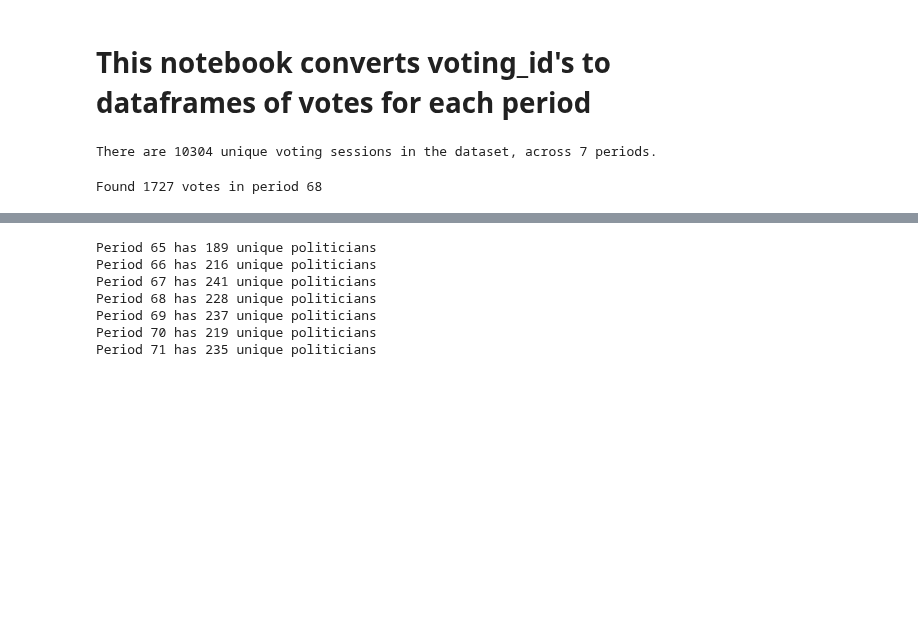
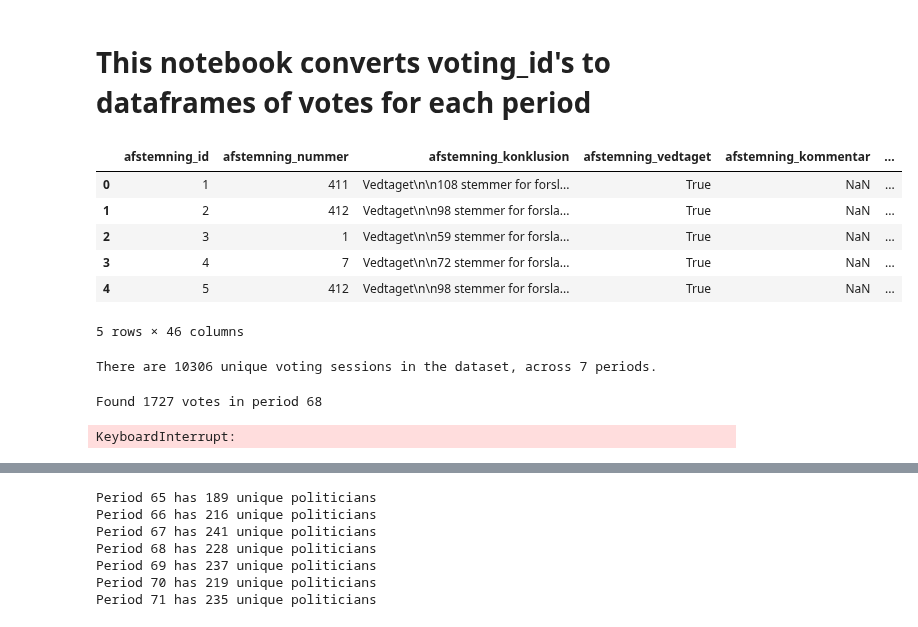
Before and after one commit to Somon8/social_graphs_25, a Jupyter notebook: final-project/voting_sessions_to_votes.ipynb, the cells around one changed output, grey strips where cells are left out. Cells and saved outputs as stored; diff of their text form; code cells hidden in the pictures; blank space fills up the shorter version.

Commit message:
make update df_votes_all

```diff
--- a/final-project/voting_sessions_to_votes.ipynb
+++ b/final-project/voting_sessions_to_votes.ipynb
@@ -7,14 +7,24 @@ from tqdm import tqdm
 # %% [markdown]
 # This notebook converts voting_id's to dataframes of votes for each period
 # %%
-with urllib.request.urlopen("https://raw.githubusercontent.com/Somon8/social_graphs_25/main/final-project/folketinget_votings_enriched.csv") as response: #UPDATE TO MATCH THE NEW NAME THIS IS AN OLD FILE
+with urllib.request.urlopen("https://raw.githubusercontent.com/Somon8/social_graphs_25/main/final-project/voting-data/voting_sessions_enriched.csv") as response: #UPDATE TO MATCH THE NEW NAME THIS IS AN OLD FILE
     df_voting_sessions = pd.read_csv(response)
+
+df_voting_sessions.head(5)
+# %% [output]
+|  | afstemning_id | afstemning_nummer | afstemning_konklusion | afstemning_vedtaget | afstemning_kommentar | ... |
+| 0 | 1 | 411 | Vedtaget\n\n108 stemmer for forsl... | True | NaN | ... |
+| 1 | 2 | 412 | Vedtaget\n\n98 stemmer for forsla... | True | NaN | ... |
+| 2 | 3 | 1 | Vedtaget\n\n59 stemmer for forsla... | True | NaN | ... |
+| 3 | 4 | 7 | Vedtaget\n\n72 stemmer for forsla... | True | NaN | ... |
+| 4 | 5 | 412 | Vedtaget\n\n98 stemmer for forsla... | True | NaN | ... |
+5 rows × 46 columns
 # %%
-n_votes = len(df_voting_sessions['id_afstemning'].unique())
+n_votes = len(df_voting_sessions['afstemning_id'].unique())
 n_periods = df_voting_sessions['Period'].nunique()
 print(f"There are {n_votes} unique voting sessions in the dataset, across {n_periods} periods.")
 # %% [output]
-There are 10304 unique voting sessions in the dataset, across 7 periods.
+There are 10306 unique voting sessions in the dataset, across 7 periods.
 # %%
 # base_url = "https://oda.ft.dk/api/"
 
@@ -127,23 +137,21 @@ data_from_voting_session = get_voting_session_with_votes(vote_id)
 # df_1.compare(df_2)
 # # df
 # %%
-# voting_period = 69
-#Save it as a period
-def get_and_save_vote_id_from(df_voting_sessions, voting_period):
-    vote_ids = get_voting_sessions_in_period(df_voting_sessions, voting_period)
+def get_and_save_votes_from(df_voting_sessions, voting_period):
+    afstemning_ids = get_voting_sessions_in_period(df_voting_sessions, voting_period)
     all_votes_full_period = []
-    for vote_id in tqdm(vote_ids):
-        votes_in_voting_session = get_voting_session_with_votes(vote_id)
+    for afstemning_id in tqdm(afstemning_ids):
+        votes_in_voting_session = get_voting_session_with_votes(afstemning_id)
         all_votes_full_period.extend(votes_in_voting_session)
 
     df = pd.DataFrame(all_votes_full_period)
 
     #Rename the columns to something usefull
     df.rename(columns={"id": "vote_id"
-                       ,"typeid": "afstemning_typeid"
+                       ,"typeid": "vote_typeid"
                        ,"afstemningid": "afstemning_id"
-                       ,"opdateringsdato" : "afstemning_opdateringsdato"
-                       ,"aktørid" : "afstemning_aktørid"
+                       ,"opdateringsdato" : "vote_opdateringsdato"
+                       ,"aktørid" : "aktørid"
                        }
                        , inplace= True
                        )
@@ -153,10 +161,11 @@ def get_and_save_vote_id_from(df_voting_sessions, voting_period):
 
 for voting_period in df_voting_sessions['Period'].unique():
     # print(f'Now working on period {period}')
-    df = get_and_save_vote_id_from(df_voting_sessions, voting_period)
+    df = get_and_save_votes_from(df_voting_sessions, voting_period)
 
-df.head(5)
+df.head()
 # %% [output]
 Found 1727 votes in period 68
+KeyboardInterrupt:
 # %%
 df = pd.DataFrame()
```
Also changed, not shown: parts of 5 cells of this notebook, 1 other file.
